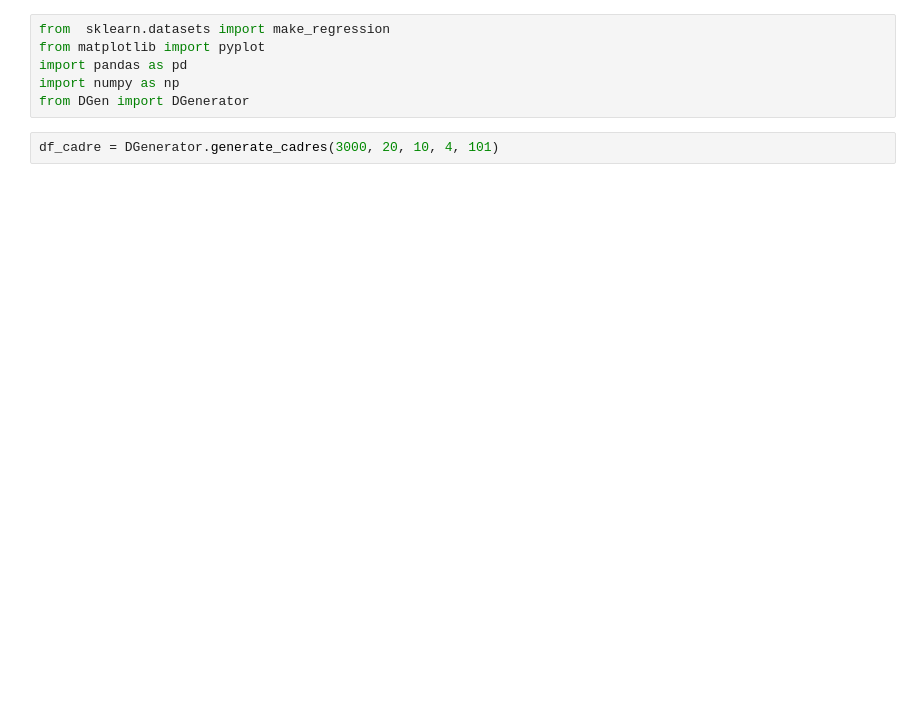
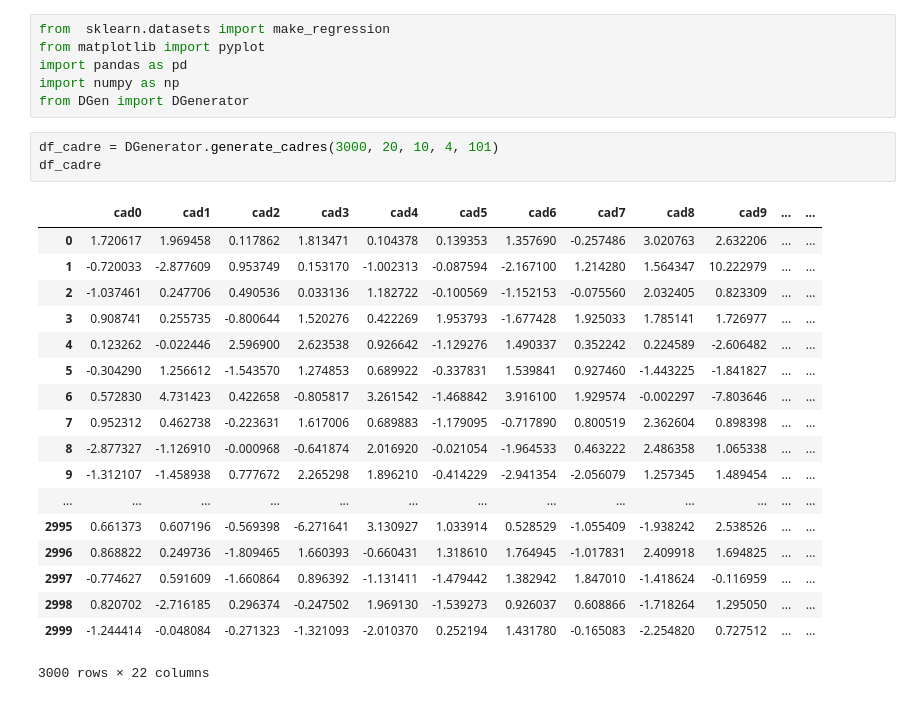
Before and after one commit to HealthINCITE/supervised-cadres, a Jupyter notebook: notebooks/Sim_Test.ipynb, the cells around one changed output. Saved outputs shown, nothing was run; the diff lists cells and outputs as text; blank space fills up the shorter version.

```diff
--- a/notebooks/Sim_Test.ipynb
+++ b/notebooks/Sim_Test.ipynb
@@ -6,5 +6,25 @@ import numpy as np
 from DGen import DGenerator
 # %%
 df_cadre = DGenerator.generate_cadres(3000, 20, 10, 4, 101)
+df_cadre
+# %% [output]
+|  | cad0 | cad1 | cad2 | cad3 | cad4 | cad5 | cad6 | cad7 | cad8 | cad9 | ... | ... |
+| 0 | 1.720617 | 1.969458 | 0.117862 | 1.813471 | 0.104378 | 0.139353 | 1.357690 | -0.257486 | 3.020763 | 2.632206 | ... | ... |
+| 1 | -0.720033 | -2.877609 | 0.953749 | 0.153170 | -1.002313 | -0.087594 | -2.167100 | 1.214280 | 1.564347 | 10.222979 | ... | ... |
+| 2 | -1.037461 | 0.247706 | 0.490536 | 0.033136 | 1.182722 | -0.100569 | -1.152153 | -0.075560 | 2.032405 | 0.823309 | ... | ... |
+| 3 | 0.908741 | 0.255735 | -0.800644 | 1.520276 | 0.422269 | 1.953793 | -1.677428 | 1.925033 | 1.785141 | 1.726977 | ... | ... |
+| 4 | 0.123262 | -0.022446 | 2.596900 | 2.623538 | 0.926642 | -1.129276 | 1.490337 | 0.352242 | 0.224589 | -2.606482 | ... | ... |
+| 5 | -0.304290 | 1.256612 | -1.543570 | 1.274853 | 0.689922 | -0.337831 | 1.539841 | 0.927460 | -1.443225 | -1.841827 | ... | ... |
+| 6 | 0.572830 | 4.731423 | 0.422658 | -0.805817 | 3.261542 | -1.468842 | 3.916100 | 1.929574 | -0.002297 | -7.803646 | ... | ... |
+| 7 | 0.952312 | 0.462738 | -0.223631 | 1.617006 | 0.689883 | -1.179095 | -0.717890 | 0.800519 | 2.362604 | 0.898398 | ... | ... |
+| 8 | -2.877327 | -1.126910 | -0.000968 | -0.641874 | 2.016920 | -0.021054 | -1.964533 | 0.463222 | 2.486358 | 1.065338 | ... | ... |
+| 9 | -1.312107 | -1.458938 | 0.777672 | 2.265298 | 1.896210 | -0.414229 | -2.941354 | -2.056079 | 1.257345 | 1.489454 | ... | ... |
+| ... | ... | ... | ... | ... | ... | ... | ... | ... | ... | ... | ... | ... |
+| 2995 | 0.661373 | 0.607196 | -0.569398 | -6.271641 | 3.130927 | 1.033914 | 0.528529 | -1.055409 | -1.938242 | 2.538526 | ... | ... |
+| 2996 | 0.868822 | 0.249736 | -1.809465 | 1.660393 | -0.660431 | 1.318610 | 1.764945 | -1.017831 | 2.409918 | 1.694825 | ... | ... |
+| 2997 | -0.774627 | 0.591609 | -1.660864 | 0.896392 | -1.131411 | -1.479442 | 1.382942 | 1.847010 | -1.418624 | -0.116959 | ... | ... |
+| 2998 | 0.820702 | -2.716185 | 0.296374 | -0.247502 | 1.969130 | -1.539273 | 0.926037 | 0.608866 | -1.718264 | 1.295050 | ... | ... |
+| 2999 | -1.244414 | -0.048084 | -0.271323 | -1.321093 | -2.010370 | 0.252194 | 1.431780 | -0.165083 | -2.254820 | 0.727512 | ... | ... |
+3000 rows × 22 columns
 # %%
 df_variables = DGenerator.generate_variables(df_cadre, 3000, 10, 2, 5, 10)
```
Also changed, not shown: parts of 3 cells of this notebook, 2 other files.
